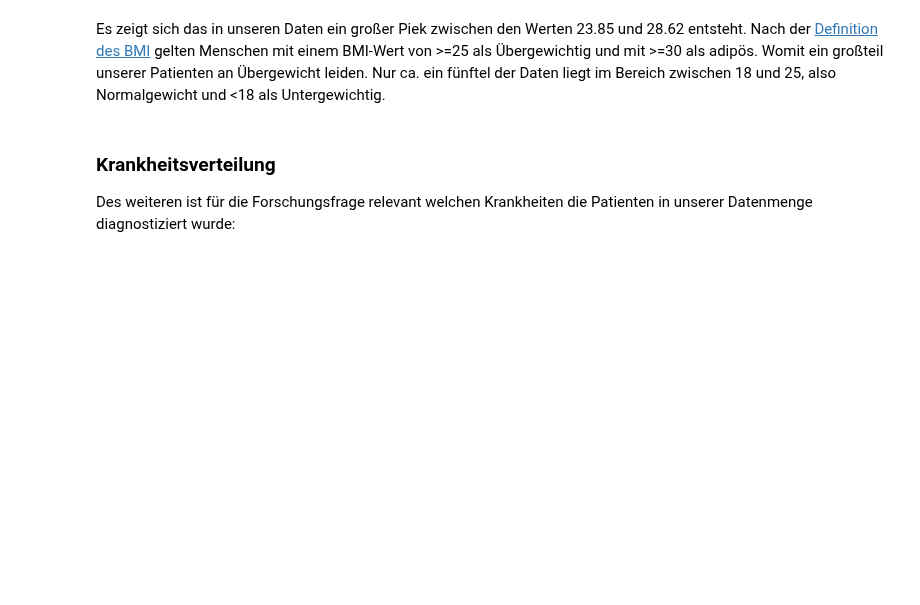
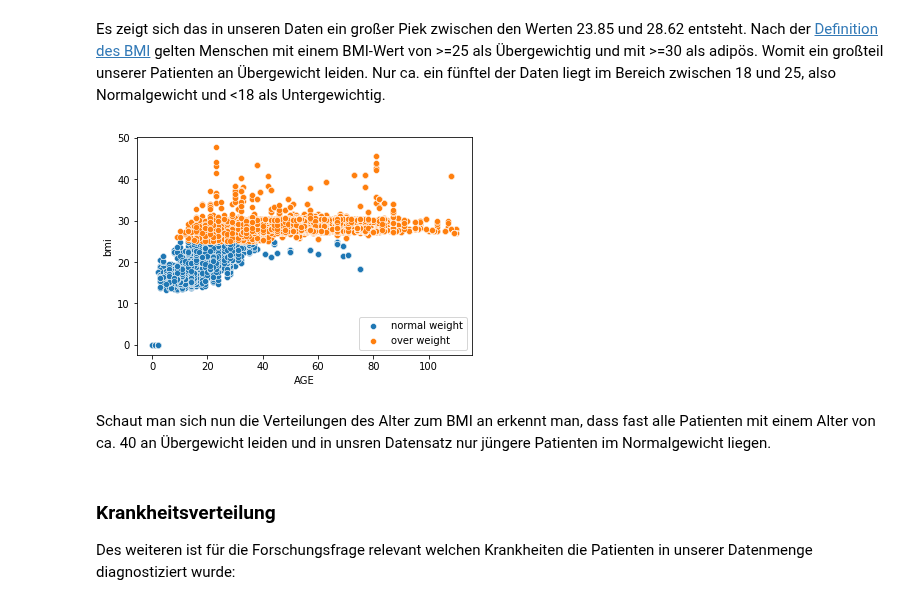
Before and after one commit to Fuenfgeld/DMA2022DataProjectC, a Jupyter notebook: src/analysis.ipynb, the cells around one changed output. Saved outputs shown, nothing was run; the diff lists cells and outputs as text; code cells hidden in the pictures; blank space fills up the shorter version.

```diff
--- a/src/analysis.ipynb
+++ b/src/analysis.ipynb
@@ -91,6 +103,20 @@ plt.savefig('../artefacts-for-release/bmi_distribution.png')
 [figure]
 # %% [markdown]
 Es zeigt sich das in unseren Daten ein großer Piek zwischen den Werten 23.85 und 28.62 entsteht. Nach der [Definition des BMI](https://de.wikipedia.org/wiki/Body-Mass-Index) gelten Menschen mit einem BMI-Wert von >=25 als Übergewichtig und mit >=30 als adipös. Womit ein großteil unserer Patienten an Übergewicht leiden. Nur ca. ein fünftel der Daten liegt im Bereich zwischen 18 und 25, also Normalgewicht und <18 als Untergewichtig.
+# %%
+df_age_bmi = pd.read_sql("SELECT age,bmi FROM fact_table join patientDimension on patient_id == ID",connection)
+df_norm = df_age_bmi.where(df_age_bmi.bmi<25)
+df_overweight = df_age_bmi.where(df_age_bmi.bmi>=25)
+
+sns.scatterplot(x=df_norm.AGE,y=df_norm.bmi,label='normal weight')
+sns.scatterplot(x=df_overweight.AGE,y=df_overweight.bmi,label='over weight')
+plt.savefig('../artefacts-for-release/ageXbmi_distribution.png')
+
+plt.show()
+# %% [output]
+[figure, added]
+# %% [markdown]
+Schaut man sich nun die Verteilungen des Alter zum BMI an erkennt man, dass fast alle Patienten mit einem Alter von ca. 40 an Übergewicht leiden und in unsren Datensatz nur jüngere Patienten im Normalgewicht liegen.
 # %% [markdown]
 ### Krankheitsverteilung
 
```
Also changed, not shown: parts of 6 cells of this notebook, 1 other file.
